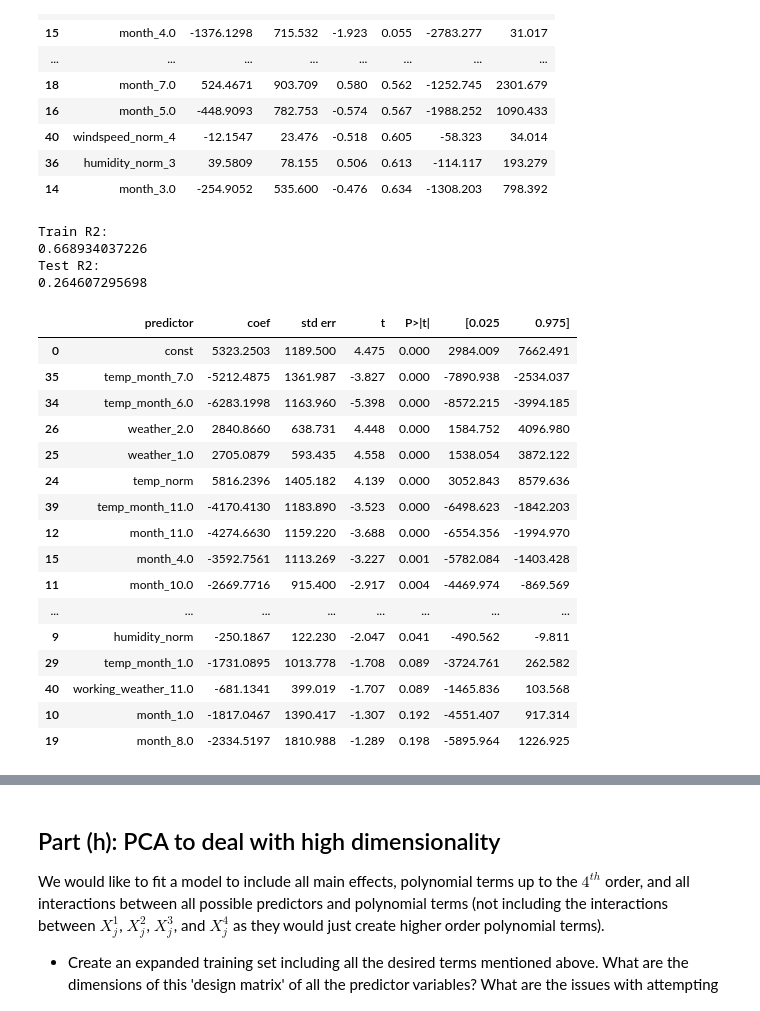
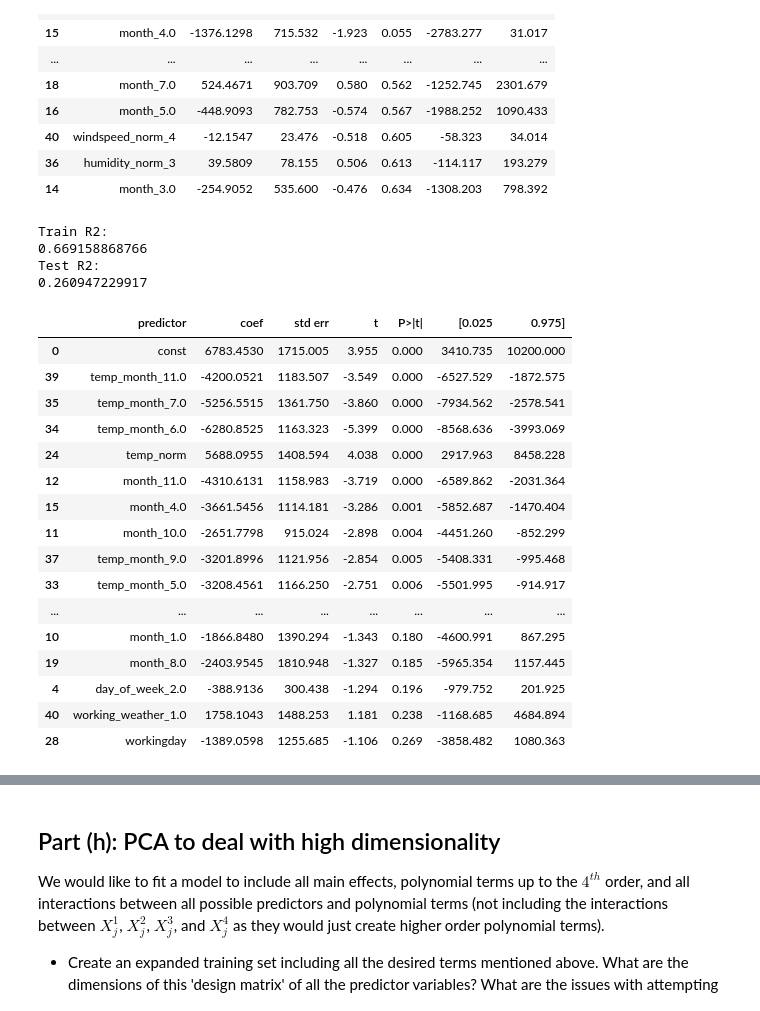
Before and after one commit to REMitchell/CSCIE109A, a Jupyter notebook: hw4/cs109a_hw4.ipynb, the cells around one changed output, grey strips where cells are left out. Drawn from its saved outputs; the diff is of its cells as text; code cells hidden in the pictures.

Commit message:
Fixed weather/months typo, added comments, minor cleanup

```diff
--- a/hw4/cs109a_hw4.ipynb
+++ b/hw4/cs109a_hw4.ipynb
@@ -347,54 +349,58 @@ Test R2:
 Xtrain_interaction = Xtrain.copy()
 Xtest_interaction = Xtest.copy()
 
+# Numeric strings for each of the month and weather columns
 months = ['1.0', '2.0', '3.0', '4.0', '5.0', '6.0', '7.0', '8.0', '9.0', '10.0', '11.0']
 weathers = ['1.0', '2.0']
 
+# Create new columns for temperature and each month
 for month in months:
     Xtrain_interaction['temp_month_'+month] = Xtrain['month_'+month]* Xtrain['temp_norm']
     Xtest_interaction['temp_month_'+month] = Xtest['month_'+month]* Xtest['temp_norm']
 
+# Create new columsn for weather and working day
 for weather in weathers:
-    Xtrain_interaction['working_weather_'+month] = Xtrain['weather_'+weather] * Xtrain['workingday']
-    Xtest_interaction['working_weather_'+month] = Xtest['weather_'+weather] * Xtest['workingday']
+    Xtrain_interaction['working_weather_'+weather] = Xtrain['weather_'+weather] * Xtrain['workingday']
+    Xtest_interaction['working_weather_'+weather] = Xtest['weather_'+weather] * Xtest['workingday']
 
 Xtrain_interaction.head()
 
+# Get test and train R2s
 linreg = LinearRegression().fit(Xtrain_interaction, ytrain)
 trainPreds = linreg.predict(Xtrain_interaction)
 print("Train R2:")
 print(r2_score(ytrain, trainPreds))
 
 testPreds = linreg.predict(Xtest_interaction)
 print("Test R2:")
 print(r2_score(ytest, testPreds))
 
 Xtest_intercept = sm.add_constant(Xtest_interaction)
 summary_df = get_summary_df(Xtest_intercept, ytest)
 summary_df.sort_values('P>|t|', inplace=True)
 summary_df.head(30)
 # %% [output]
 Train R2:
-0.668934037226
+0.669158868766
 Test R2:
-0.264607295698
+0.260947229917
 |  | predictor | coef | std err | t | P>|t| | [0.025 | 0.975] |
-| 0 | const | 5323.2503 | 1189.500 | 4.475 | 0.000 | 2984.009 | 7662.491 |
-| 35 | temp_month_7.0 | -5212.4875 | 1361.987 | -3.827 | 0.000 | -7890.938 | -2534.037 |
-| 34 | temp_month_6.0 | -6283.1998 | 1163.960 | -5.398 | 0.000 | -8572.215 | -3994.185 |
-| 26 | weather_2.0 | 2840.8660 | 638.731 | 4.448 | 0.000 | 1584.752 | 4096.980 |
-| 25 | weather_1.0 | 2705.0879 | 593.435 | 4.558 | 0.000 | 1538.054 | 3872.122 |
-| 24 | temp_norm | 5816.2396 | 1405.182 | 4.139 | 0.000 | 3052.843 | 8579.636 |
-| 39 | temp_month_11.0 | -4170.4130 | 1183.890 | -3.523 | 0.000 | -6498.623 | -1842.203 |
-| 12 | month_11.0 | -4274.6630 | 1159.220 | -3.688 | 0.000 | -6554.356 | -1994.970 |
-| 15 | month_4.0 | -3592.7561 | 1113.269 | -3.227 | 0.001 | -5782.084 | -1403.428 |
-| 11 | month_10.0 | -2669.7716 | 915.400 | -2.917 | 0.004 | -4469.974 | -869.569 |
+| 0 | const | 6783.4530 | 1715.005 | 3.955 | 0.000 | 3410.735 | 10200.000 |
+| 39 | temp_month_11.0 | -4200.0521 | 1183.507 | -3.549 | 0.000 | -6527.529 | -1872.575 |
+| 35 | temp_month_7.0 | -5256.5515 | 1361.750 | -3.860 | 0.000 | -7934.562 | -2578.541 |
+| 34 | temp_month_6.0 | -6280.8525 | 1163.323 | -5.399 | 0.000 | -8568.636 | -3993.069 |
+| 24 | temp_norm | 5688.0955 | 1408.594 | 4.038 | 0.000 | 2917.963 | 8458.228 |
+| 12 | month_11.0 | -4310.6131 | 1158.983 | -3.719 | 0.000 | -6589.862 | -2031.364 |
+| 15 | month_4.0 | -3661.5456 | 1114.181 | -3.286 | 0.001 | -5852.687 | -1470.404 |
+| 11 | month_10.0 | -2651.7798 | 915.024 | -2.898 | 0.004 | -4451.260 | -852.299 |
+| 37 | temp_month_9.0 | -3201.8996 | 1121.956 | -2.854 | 0.005 | -5408.331 | -995.468 |
+| 33 | temp_month_5.0 | -3208.4561 | 1166.250 | -2.751 | 0.006 | -5501.995 | -914.917 |
 | ... | ... | ... | ... | ... | ... | ... | ... |
-| 9 | humidity_norm | -250.1867 | 122.230 | -2.047 | 0.041 | -490.562 | -9.811 |
-| 29 | temp_month_1.0 | -1731.0895 | 1013.778 | -1.708 | 0.089 | -3724.761 | 262.582 |
-| 40 | working_weather_11.0 | -681.1341 | 399.019 | -1.707 | 0.089 | -1465.836 | 103.568 |
-| 10 | month_1.0 | -1817.0467 | 1390.417 | -1.307 | 0.192 | -4551.407 | 917.314 |
-| 19 | month_8.0 | -2334.5197 | 1810.988 | -1.289 | 0.198 | -5895.964 | 1226.925 |
+| 10 | month_1.0 | -1866.8480 | 1390.294 | -1.343 | 0.180 | -4600.991 | 867.295 |
+| 19 | month_8.0 | -2403.9545 | 1810.948 | -1.327 | 0.185 | -5965.354 | 1157.445 |
+| 4 | day_of_week_2.0 | -388.9136 | 300.438 | -1.294 | 0.196 | -979.752 | 201.925 |
+| 40 | working_weather_1.0 | 1758.1043 | 1488.253 | 1.181 | 0.238 | -1168.685 | 4684.894 |
+| 28 | workingday | -1389.0598 | 1255.685 | -1.106 | 0.269 | -3858.482 | 1080.363 |
 # %% [markdown]
 #### Q: Polynomial model: How does the  R2  of this model on the test set compare with that of the linear model fitted in Part (b) from HW 3? Using a t-test, find out which of estimated coefficients for the polynomial terms are statistically significant at a significance level of 5%.
 
```
Also changed, not shown: parts of 6 cells of this notebook.
